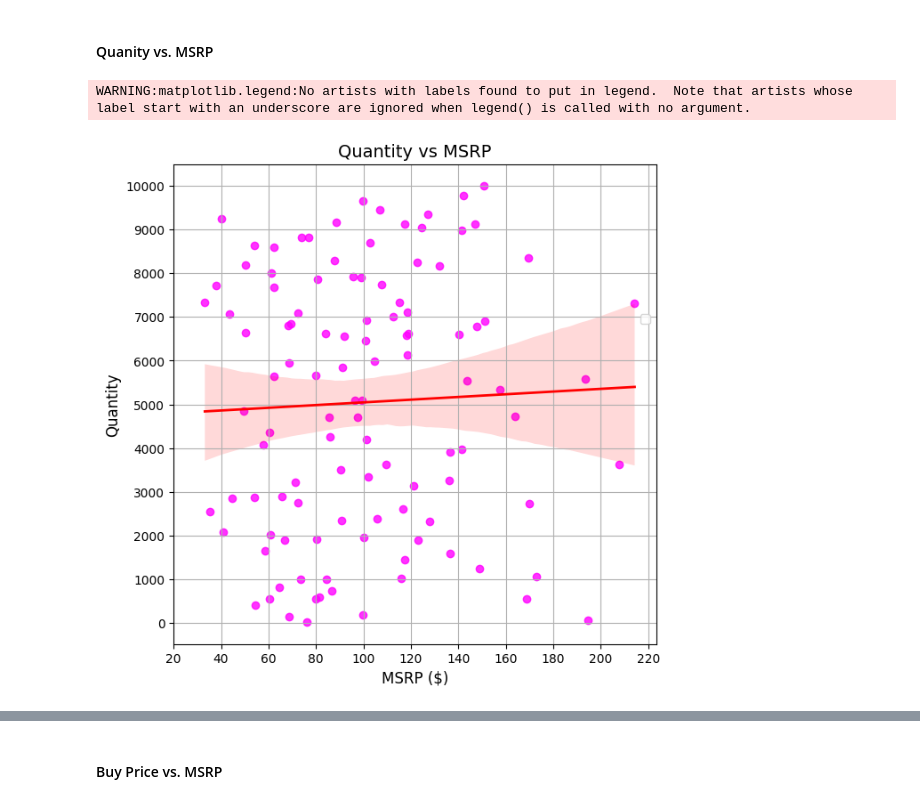
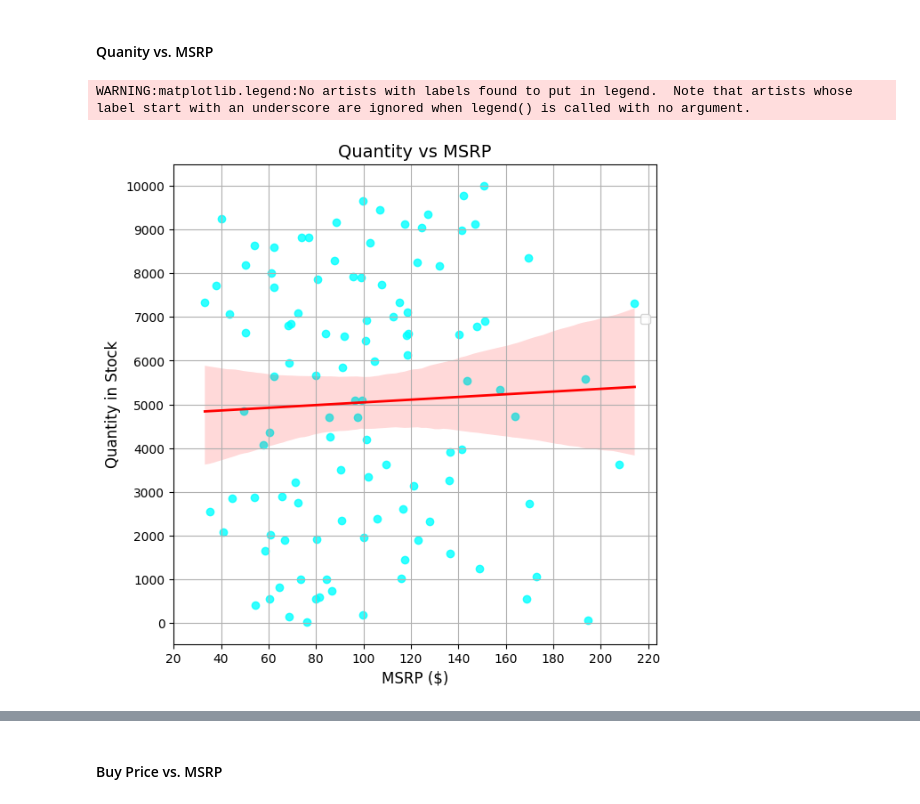
Before and after one commit to MarkLee7925/Customer-Database-Analysis, a Jupyter notebook: KMeans/CM_Products_KMeans.ipynb, the cells around one changed output, grey strips where cells are left out. Drawn from its saved outputs; the diff is of its cells as text; code cells hidden in the pictures.

```diff
--- a/KMeans/CM_Products_KMeans.ipynb
+++ b/KMeans/CM_Products_KMeans.ipynb
@@ -566,24 +525,24 @@ plt.show()
 # %%
 # Define figure
 quantity_vs_MSRP_regplot = plt.figure(figsize=(7, 7))
 
 # Quantity vs MSRP - regplot
 quantity_vs_MSRP_regplot = sns.regplot(x=df_products['MSRP'], y=df_products['quantityInStock'],
-                         color='magenta', line_kws={"lw": 2, "color": "red"})
+                         color='cyan', line_kws={"lw": 2, "color": "red"})
 # Adjust X and Y-Axis ranges
 plt.xticks(np.arange(20, 240, 20))
 plt.yticks(np.arange(0, 11000, 1000))
 # Plot title and labels
 plt.xlabel('MSRP ($)', fontsize=12)
-plt.ylabel('Quantity', fontsize=12)
+plt.ylabel('Quantity in Stock', fontsize=12)
 plt.title('Quantity vs MSRP', fontsize=14)
 # Plot legend and grid
 plt.legend(bbox_to_anchor=(1, 0.7))
 plt.grid(True)
 
 # Show figure
 plt.show()
 # %% [output]
 WARNING:matplotlib.legend:No artists with labels found to put in legend.  Note that artists whose label start with an underscore are ignored when legend() is called with no argument.
-[figure, old version]
+[figure, new version]
 # %%
```
Also changed, not shown: parts of 9 cells of this notebook, 1 other file.
